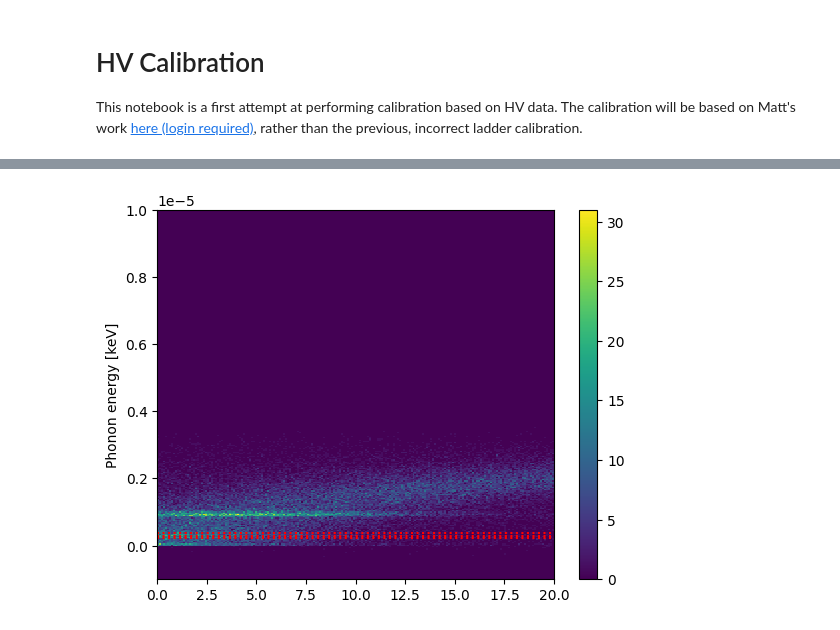
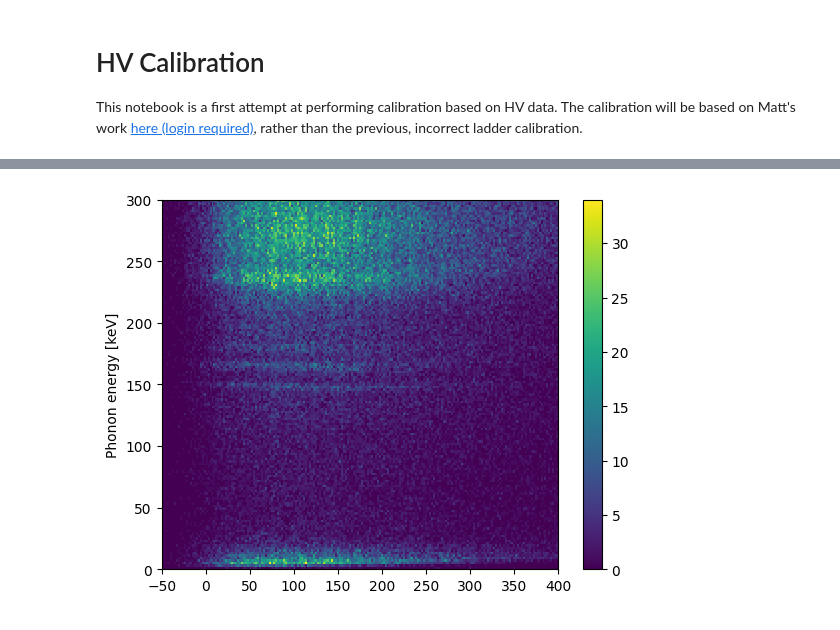
Before and after one commit to villano-lab/R76Analysis, a Jupyter notebook: HV1_Calibration.ipynb, the cells around one changed output, grey strips where cells are left out. Saved outputs shown, nothing was run; the diff lists cells and outputs as text; code cells hidden in the pictures.

Commit message:
Update notebook based on Matt's code Have replication of the baseline elevation plots; now move on to the calibration.

```diff
--- a/HV1_Calibration.ipynb
+++ b/HV1_Calibration.ipynb
@@ -16,13 +16,14 @@ from matplotlib import cm
 #%matplotlib inline
 # %%
 datapath = "RQData/"
-ser = ["07220702_0911"]
-lab = ["data"]
+ser = ["07220822_1828","07220826_1219","07220826_1536","07220826_2007","07220827_1153","07220830_1724"]#["07220702_0911"]
+lab = ["0V","-4V","-21V","-65V","-84V","-84V"] #["data"]
 
 nser = len(ser); e=[]; z=[];
 for s in range(nser):
     e_chain = pd.DataFrame(); z_chain = pd.DataFrame();
     for file in glob.glob(datapath+ser[s]+"/umn*root"):
+        #print(file)
         if e_chain.empty: #For first entry, generate columns
             e_chain = pd.concat([e_chain,uproot.open(file)["rqDir/eventTree"].pandas.df()],axis=1)
             z_chain = pd.concat([z_chain,uproot.open(file)["rqDir/zip1"].pandas.df()],axis=1)
@@ -34,9 +35,11 @@ for s in range(nser):
 for i,x in enumerate(z):
     z[i] = pd.concat([x,e[i]],axis=1)
 
-print(list(z[0])) #really just verifying that I imported something
+#print(list(z[0])) #really just verifying that I imported something
 
-#extra simplifying code since we have only one series
-z = z[0]
-e = e[0]
+#extra simplifying code if we have only one series
+#z = z[0]
+#e = e[0]
+
+#print(z)
 # %% [output]
@@ -44,7 +63,10 @@ e = e[0]
 # %%
-crand = np.array([(x==1) for x in z['EventCategory']])
-z['PTwid'] = (z['PTWKf40'] - z['PTWKr40'])*1e6
-z['PTdbs'] = (z['PAbspost'] - z['PAbs'] + z['PBbspost'] - z['PBbs']
-    + z['PCbspost'] - z['PCbs'] + z['PDbspost'] - z['PDbs'] + z['PEbspost'] - z['PEbs']
-    + z['PFbspost'] - z['PFbs'])
-z['PTINTall_PTbscorr'] = z['PTINTall'] - ((z['PTdbs']<0)*0.5*z['PTdbs']*4096/z['PFnorm'])
+crand = [np.array([(x==1) for x in y['EventCategory']]) for y in z]
+for x in z:
+    x['PTwid'] = (x['PTWKf40'] - x['PTWKr40'])*1e6
+    x['PTdbs'] = (x['PAbspost'] - x['PAbs'] + x['PBbspost'] - x['PBbs']
+        + x['PCbspost'] - x['PCbs'] + x['PDbspost'] - x['PDbs'] + x['PEbspost'] - x['PEbs']
+        + x['PFbspost'] - x['PFbs'])
+    x['PTINTall_PTbscorr'] = x['PTINTall'] - ((x['PTdbs']<0)*0.5*x['PTdbs']*4096/x['PFnorm'])
+    x['pt_keV'] = 7.738820e+07*x['PTOFamps']+1.653756e+13*x['PTOFamps']**2
+    x['pt_keV_bscorr'] = x['pt_keV']/(1.-0.232*(x['PFbs']-3000.)/150)
@@ -51,19 +98,20 @@ z['PTINTall_PTbscorr'] = z['PTINTall'] - ((z['PTdbs']<0)*0.5*z['PTdbs']*4096/z['
 # %%
 fig = plt.figure()
-h = plt.hist2d(z["PTdbs"][~crand],z["PTOFamps"][~crand]
-               ,bins=[np.linspace(0,20,200),np.linspace(-1e-6,1e-5,300)])
-plt.ylabel("Phonon energy [keV]")
-#plt.xlabel("Baseline elevation") #Not true yet; just the goal.
+h = plt.hist2d(z[4]["PFbs"][~crand[4]]-3000,z[4]["pt_keV_bscorr"][~crand[4]]
+               ,bins=[np.linspace(-50,400,200),np.linspace(0,300,150)])
+plt.ylabel("Baseline-corrected phonon energy [keV]")
+plt.xlabel("Baseline elevation") #Not true yet; just the goal.
 #Based on the calculation I think this might be what I have now? But,
 #Based on the plot it's very clearly not it.
 fig.colorbar(h[3])
 
+comment = """
 pointsx = [0,0.22e-6,0.29e-6,0.38e-6] #Measured outputs, not yet known.
 
 plt.axhline(pointsx[1],color='red',linestyle='dotted')
 plt.axhline(pointsx[2],color='red',linestyle='dotted')
-plt.axhline(pointsx[3],color='red',linestyle='dotted')
+plt.axhline(pointsx[3],color='red',linestyle='dotted')#"""
 
 plt.show()
 # %% [output]
-[figure, old version]
+[figure, new version]
```
Also changed, not shown: parts of 5 cells of this notebook, 1 other file.
